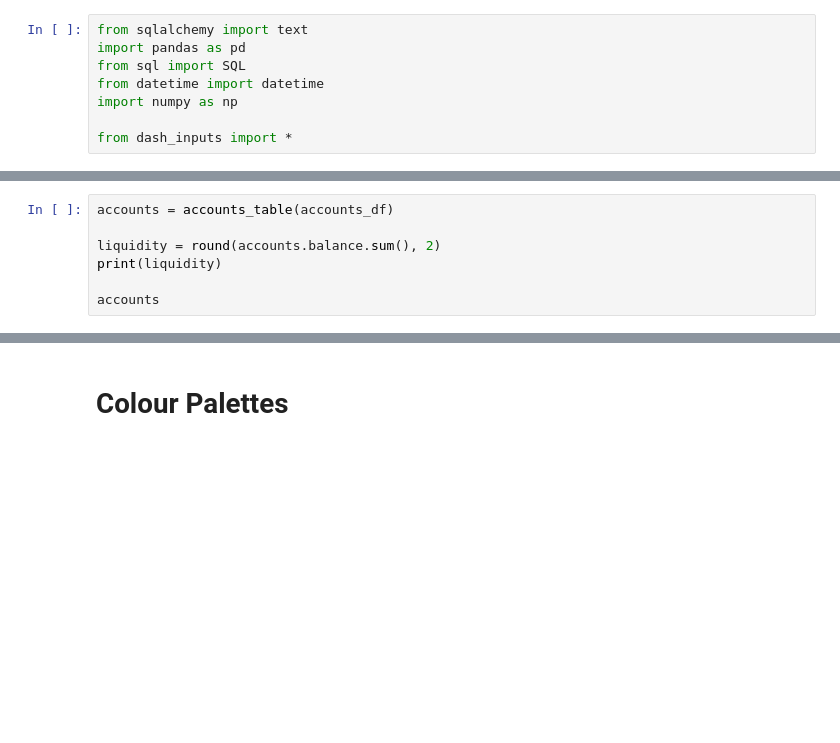
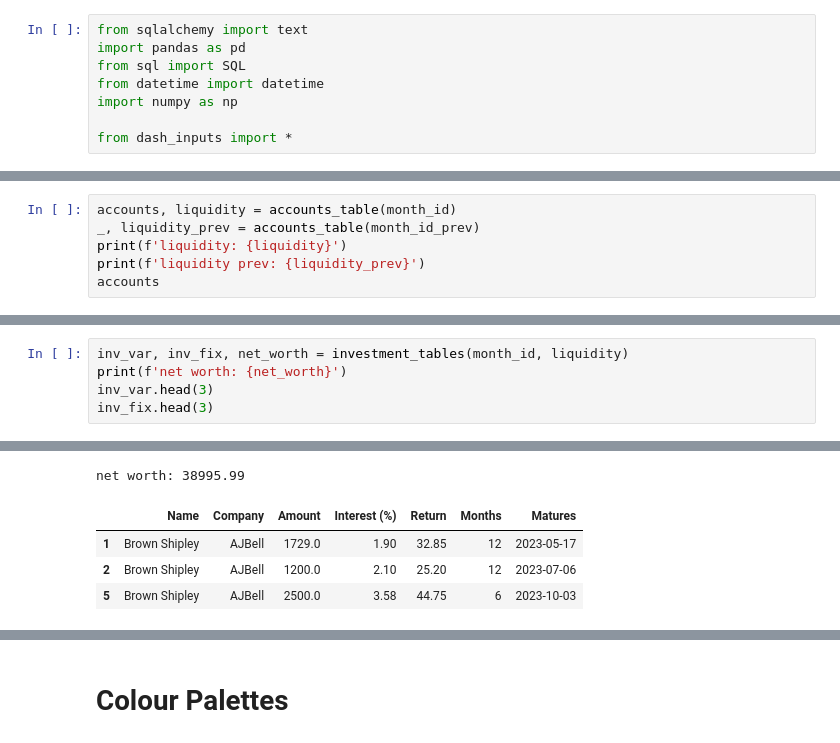
Before and after one commit to erwallace/Finances-API, a Jupyter notebook: dashboard.ipynb, the cells around one changed output, grey strips where cells are left out. Cells and saved outputs as stored; diff of their text form; blank space fills up the shorter version.

```diff
--- a/dashboard.ipynb
+++ b/dashboard.ipynb
@@ -77,0 +50,6 @@ print(under_over_budget)
+# %%
+accounts, liquidity = accounts_table(month_id)
+_, liquidity_prev = accounts_table(month_id_prev)
+print(f'liquidity: {liquidity}')
+print(f'liquidity prev: {liquidity_prev}')
+accounts
@@ -89,7 +88,0 @@ print(after_spending)
-# %%
-accounts = accounts_table(accounts_df)
-
-liquidity = round(accounts.balance.sum(), 2)
-print(liquidity)
-
-accounts
@@ -192,0 +89,6 @@ indicator_test.show()
+# %%
+inv_var, inv_fix, net_worth = investment_tables(month_id, liquidity)
+print(f'net worth: {net_worth}')
+inv_var.head(3)
+inv_fix.head(3)
+# %% [output]
@@ -192,0 +97,5 @@ indicator_test.show()
+net worth: 38995.99
+|  | Name | Company | Amount | Interest (%) | Return | Months | Matures |
+| 1 | Brown Shipley | AJBell | 1729.0 | 1.90 | 32.85 | 12 | 2023-05-17 |
+| 2 | Brown Shipley | AJBell | 1200.0 | 2.10 | 25.20 | 12 | 2023-07-06 |
+| 5 | Brown Shipley | AJBell | 2500.0 | 3.58 | 44.75 | 6 | 2023-10-03 |
```
Also changed, not shown: parts of 28 cells of this notebook.
